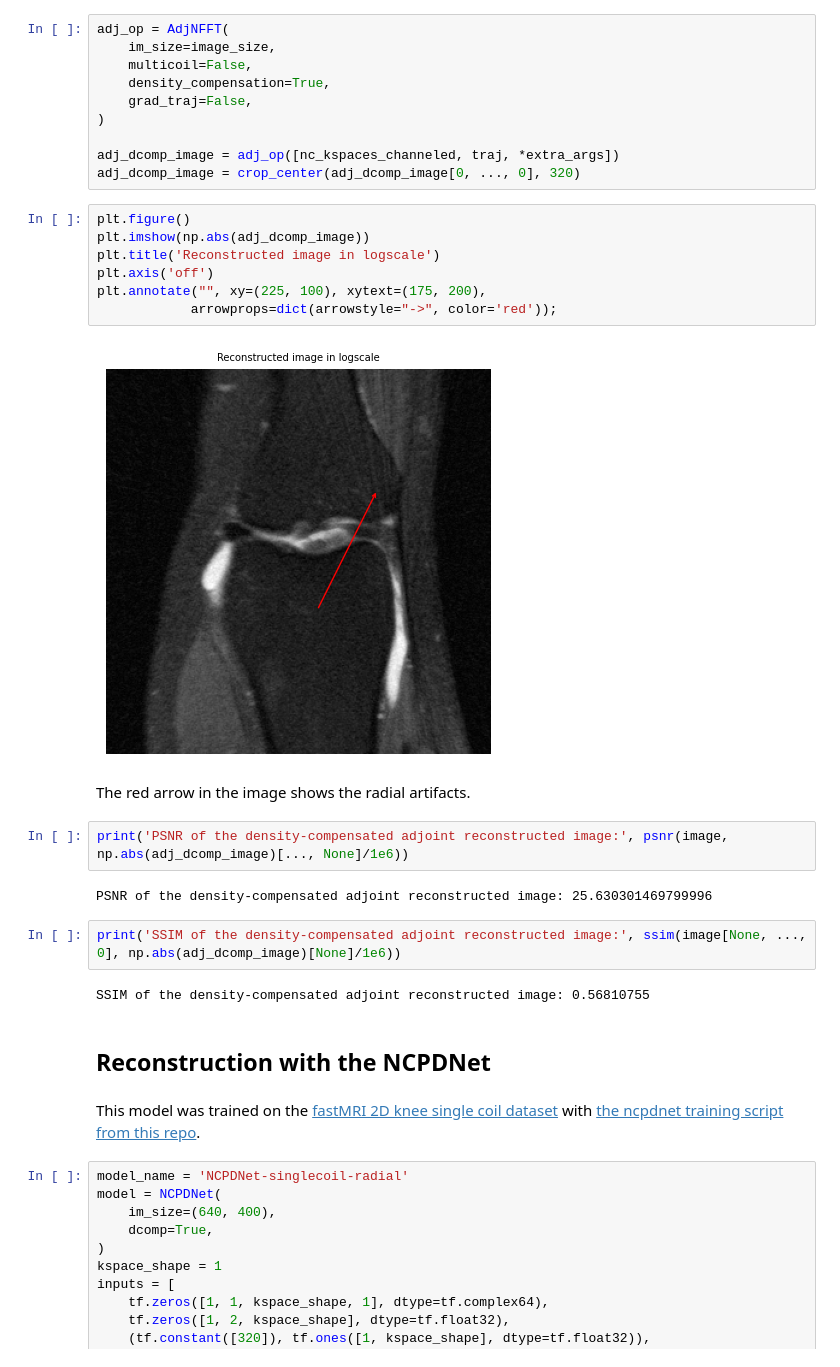
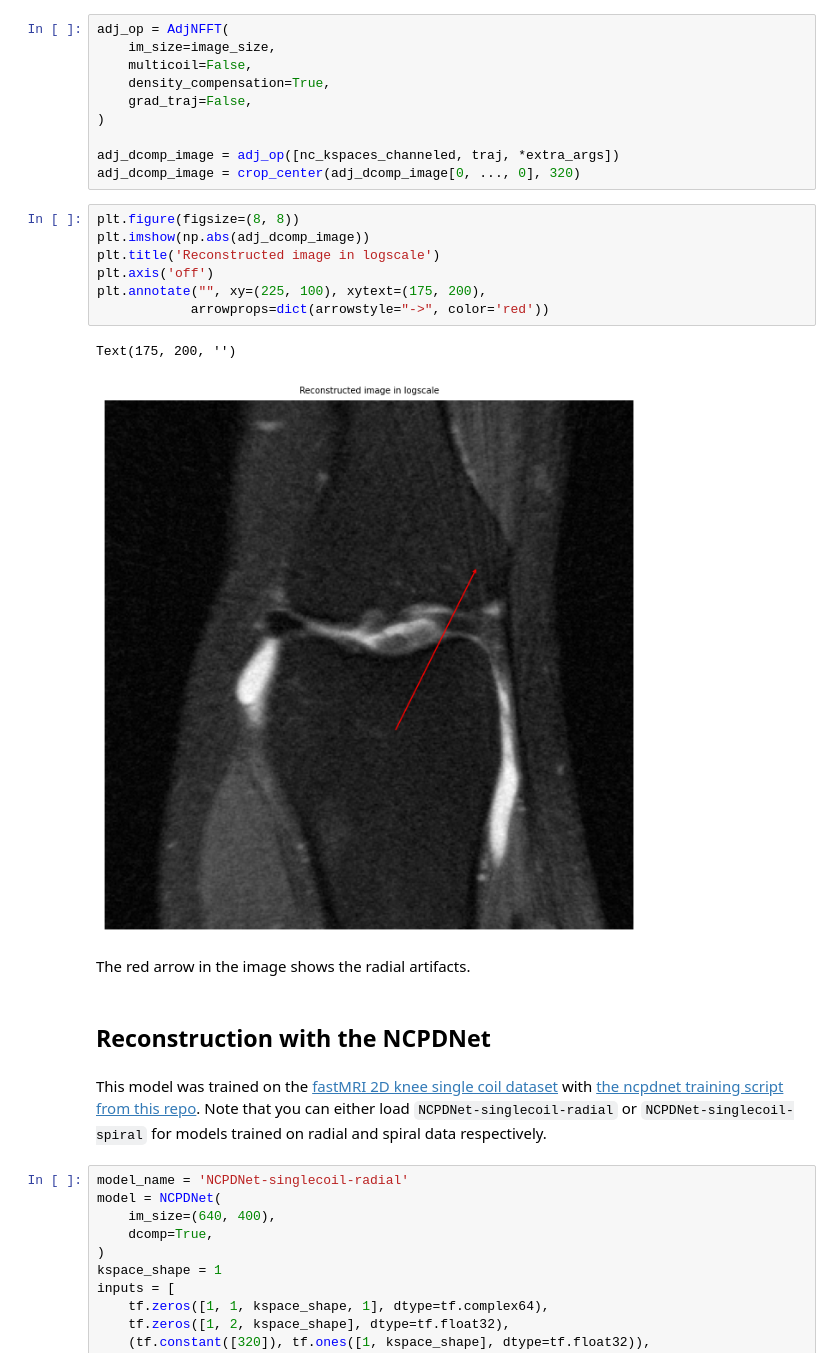
Before and after one commit to chaithyagr/mri_recon_collab, a Jupyter notebook: non_cartesian_reconstruction.ipynb, the cells around one changed output. Cells and saved outputs as stored; diff of their text form.

Commit message:
Update the codes for single coil

```diff
--- a/non_cartesian_reconstruction.ipynb
+++ b/non_cartesian_reconstruction.ipynb
@@ -116,28 +116,21 @@ adj_op = AdjNFFT(
 adj_dcomp_image = adj_op([nc_kspaces_channeled, traj, *extra_args])
 adj_dcomp_image = crop_center(adj_dcomp_image[0, ..., 0], 320)
 # %%
-plt.figure()
+plt.figure(figsize=(8, 8))
 plt.imshow(np.abs(adj_dcomp_image))
 plt.title('Reconstructed image in logscale')
 plt.axis('off')
 plt.annotate("", xy=(225, 100), xytext=(175, 200),
-            arrowprops=dict(arrowstyle="->", color='red'));
+            arrowprops=dict(arrowstyle="->", color='red'))
 # %% [output]
+Text(175, 200, '')
-[figure, old version]
+[figure, new version]
 # %% [markdown]
 The red arrow in the image shows the radial artifacts.
-# %%
-print('PSNR of the density-compensated adjoint reconstructed image:', psnr(image, np.abs(adj_dcomp_image)[..., None]/1e6))
-# %% [output]
-PSNR of the density-compensated adjoint reconstructed image: 25.630301469799996
-# %%
-print('SSIM of the density-compensated adjoint reconstructed image:', ssim(image[None, ..., 0], np.abs(adj_dcomp_image)[None]/1e6))
-# %% [output]
-SSIM of the density-compensated adjoint reconstructed image: 0.56810755
 # %% [markdown]
 ## Reconstruction with the NCPDNet <a id='ncpdnet'></a>
 # %% [markdown]
-This model was trained on the [fastMRI 2D knee single coil dataset](https://fastmri.org/dataset/) with [the ncpdnet training script from this repo](../fastmri_recon/training_scripts/nc_train.py).
+This model was trained on the [fastMRI 2D knee single coil dataset](https://fastmri.org/dataset/) with [the ncpdnet training script from this repo](../fastmri_recon/training_scripts/nc_train.py). Note that you can either load `NCPDNet-singlecoil-radial` or `NCPDNet-singlecoil-spiral` for models trained on radial and spiral data respectively.
 # %%
 model_name = 'NCPDNet-singlecoil-radial'
 model = NCPDNet(
```
Also changed, not shown: parts of 8 cells of this notebook.
